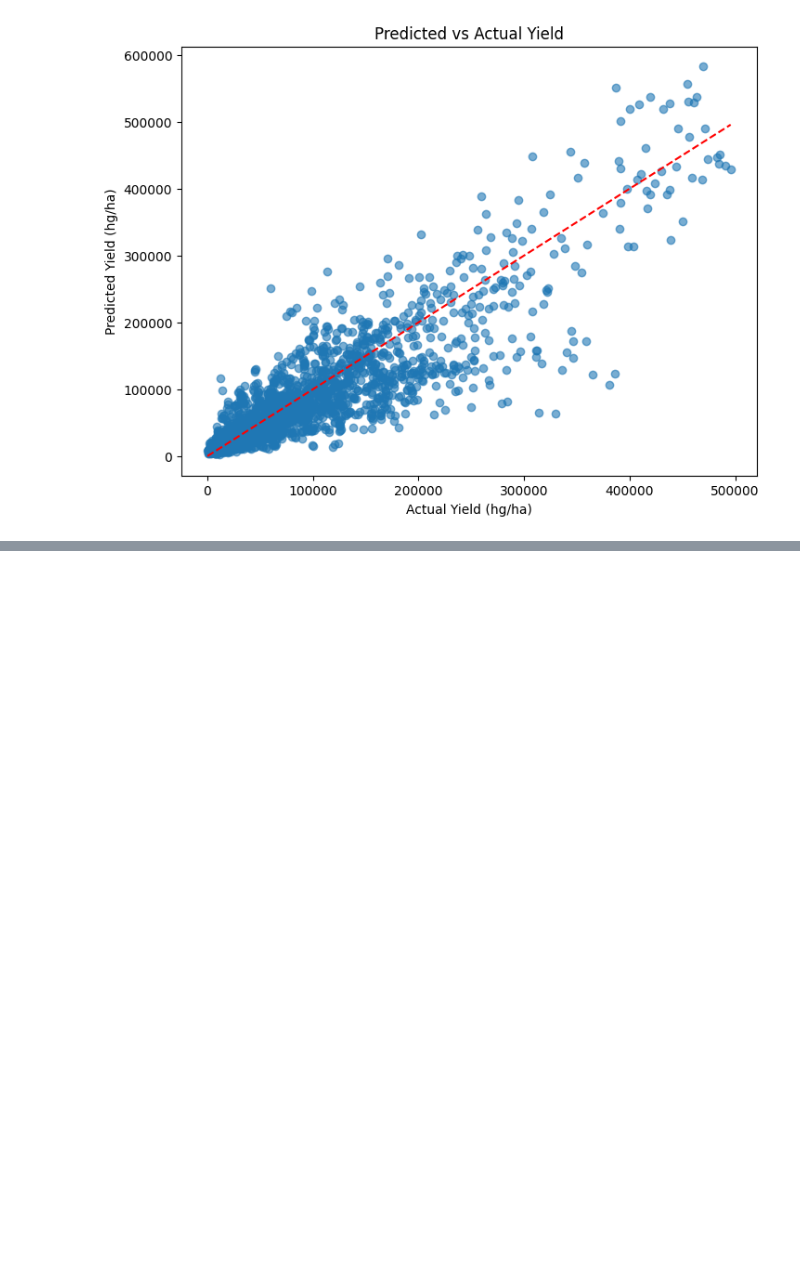
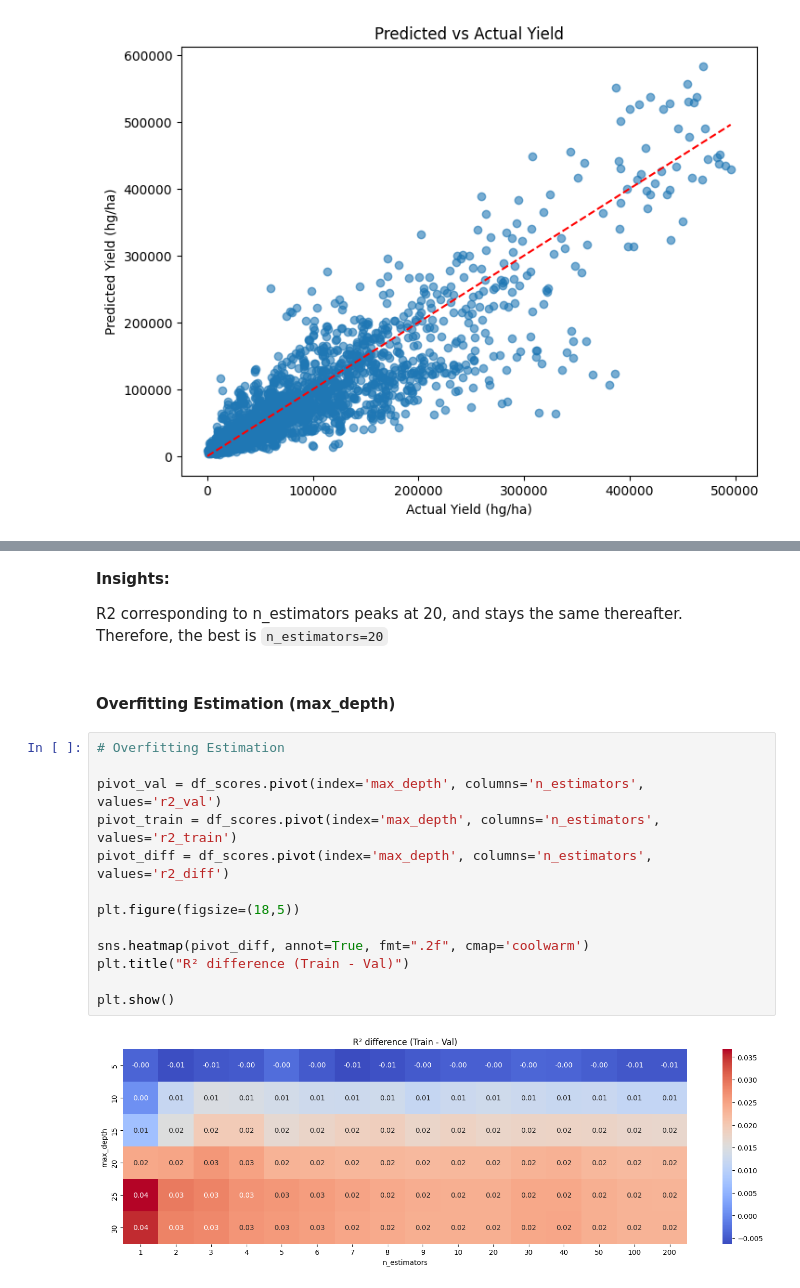
Before and after one commit to Rimsha-Bashir/crop-yield-prediction, a Jupyter notebook: notebooks/03_train_models.ipynb, the cells around one changed output, grey strips where cells are left out. Cells and saved outputs as stored; diff of their text form; blank space fills up the shorter version.

```diff
--- a/notebooks/03_train_models.ipynb
+++ b/notebooks/03_train_models.ipynb
@@ -117,0 +220,22 @@ plt.show()
+# %% [markdown]
+**Insights:**
+
+R2 corresponding to n_estimators peaks at 20, and stays the same thereafter.<br>
+Therefore, the best is `n_estimators=20`
+# %% [markdown]
+#### Overfitting Estimation (max_depth)
+# %%
+# Overfitting Estimation
+
+pivot_val = df_scores.pivot(index='max_depth', columns='n_estimators', values='r2_val')
+pivot_train = df_scores.pivot(index='max_depth', columns='n_estimators', values='r2_train')
+pivot_diff = df_scores.pivot(index='max_depth', columns='n_estimators', values='r2_diff')
+
+plt.figure(figsize=(18,5))
+
+sns.heatmap(pivot_diff, annot=True, fmt=".2f", cmap='coolwarm')
+plt.title("R² difference (Train - Val)")
+
+plt.show()
+# %% [output]
+[figure, added]
```
Also changed, not shown: parts of 26 cells of this notebook.
